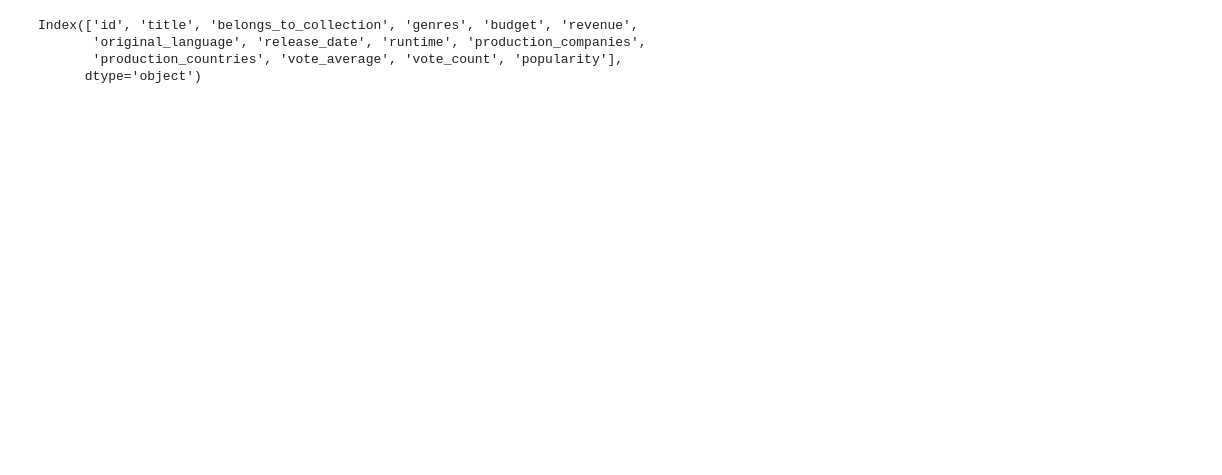
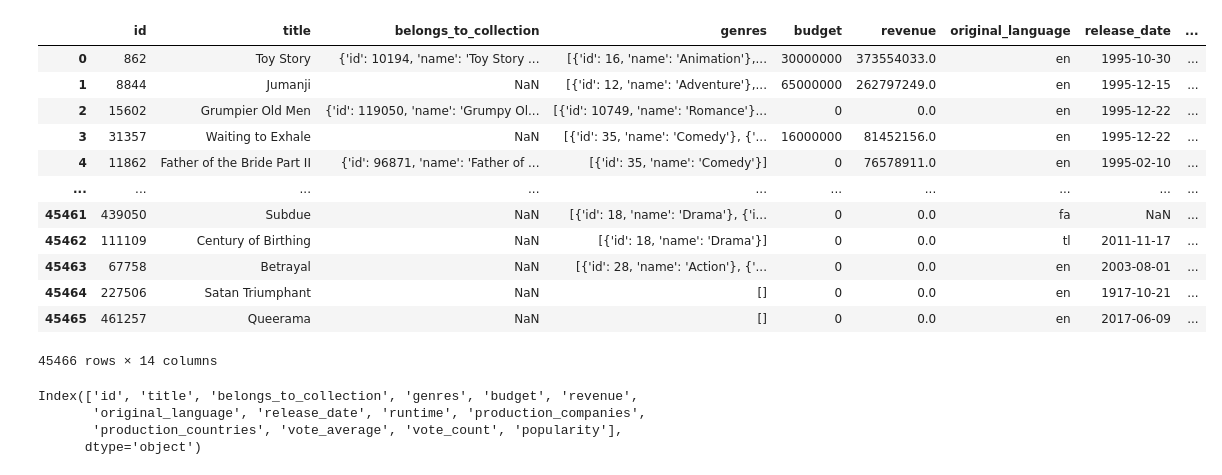
Before and after one commit to humayunaa/Humayun-Awan-Skills, a Jupyter notebook: MachineLearning/Movie_predictions.ipynb, the cells around one changed output. Drawn from its saved outputs; the diff is of its cells as text; code cells hidden in the pictures; blank space fills up the shorter version.

```diff
--- a/MachineLearning/Movie_predictions.ipynb
+++ b/MachineLearning/Movie_predictions.ipynb
@@ -18,6 +18,22 @@ md_df = md_df.reindex(columns=["id", "title", "belongs_to_collection", "genres",
                                "original_language", "release_date", "runtime",
                                  "production_companies", "production_countries",
                               "vote_average", "vote_count", "popularity"])
+# %%
+md_df
+# %% [output]
+|  | id | title | belongs_to_collection | genres | budget | revenue | original_language | release_date | ... |
+| 0 | 862 | Toy Story | {'id': 10194, 'name': 'Toy Story ... | [{'id': 16, 'name': 'Animation'},... | 30000000 | 373554033.0 | en | 1995-10-30 | ... |
+| 1 | 8844 | Jumanji | NaN | [{'id': 12, 'name': 'Adventure'},... | 65000000 | 262797249.0 | en | 1995-12-15 | ... |
+| 2 | 15602 | Grumpier Old Men | {'id': 119050, 'name': 'Grumpy Ol... | [{'id': 10749, 'name': 'Romance'}... | 0 | 0.0 | en | 1995-12-22 | ... |
+| 3 | 31357 | Waiting to Exhale | NaN | [{'id': 35, 'name': 'Comedy'}, {'... | 16000000 | 81452156.0 | en | 1995-12-22 | ... |
+| 4 | 11862 | Father of the Bride Part II | {'id': 96871, 'name': 'Father of ... | [{'id': 35, 'name': 'Comedy'}] | 0 | 76578911.0 | en | 1995-02-10 | ... |
+| ... | ... | ... | ... | ... | ... | ... | ... | ... | ... |
+| 45461 | 439050 | Subdue | NaN | [{'id': 18, 'name': 'Drama'}, {'i... | 0 | 0.0 | fa | NaN | ... |
+| 45462 | 111109 | Century of Birthing | NaN | [{'id': 18, 'name': 'Drama'}] | 0 | 0.0 | tl | 2011-11-17 | ... |
+| 45463 | 67758 | Betrayal | NaN | [{'id': 28, 'name': 'Action'}, {'... | 0 | 0.0 | en | 2003-08-01 | ... |
+| 45464 | 227506 | Satan Triumphant | NaN | [] | 0 | 0.0 | en | 1917-10-21 | ... |
+| 45465 | 461257 | Queerama | NaN | [] | 0 | 0.0 | en | 2017-06-09 | ... |
+45466 rows × 14 columns
 # %%
 md_df.columns
 # %% [output]
```
Also changed, not shown: parts of 7 cells of this notebook.
